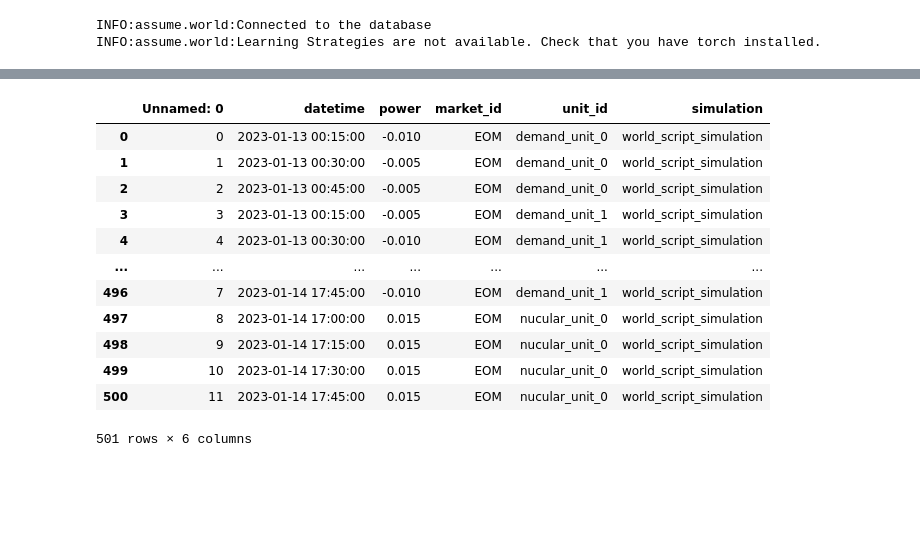
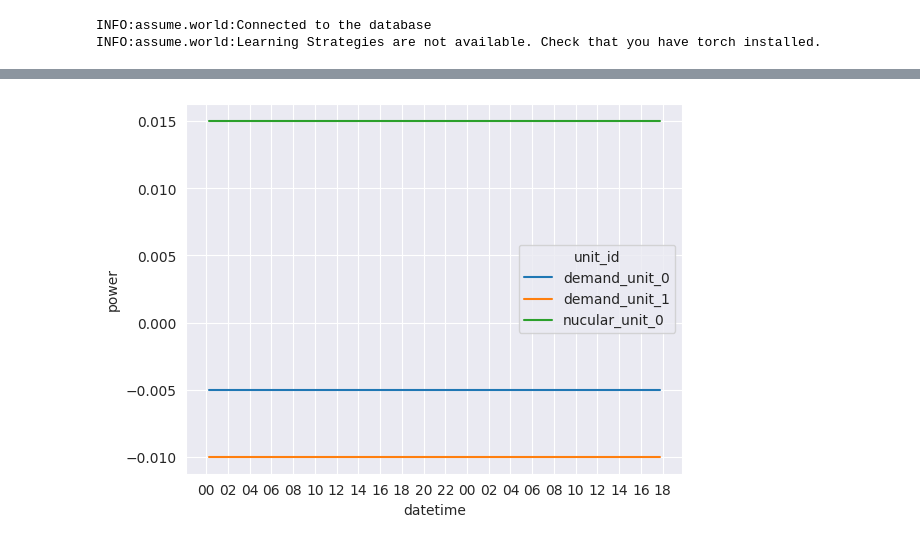
Before and after one commit to Graf-Wronski/assume, a Jupyter notebook: examples/low_voltage_grid/lv_pv_minimal.ipynb, the cells around one changed output, grey strips where cells are left out. Saved outputs shown, nothing was run; the diff lists cells and outputs as text; code cells hidden in the pictures; blank space fills up the shorter version.

```diff
--- a/examples/low_voltage_grid/lv_pv_minimal.ipynb
+++ b/examples/low_voltage_grid/lv_pv_minimal.ipynb
@@ -223,18 +223,10 @@ ax.xaxis.set_major_formatter(mdates.DateFormatter('%H'))
 # %%
 # Plot Market Dispatch
 market_dispatch = pd.read_csv(path_data / "world_script_simulation" / "market_dispatch.csv")
-market_dispatch
+x = pd.DatetimeIndex(market_dispatch["datetime"])
+ax = sns.lineplot(market_dispatch, x=x, y="power", hue="unit_id")
+
+ax.xaxis.set_major_locator(mdates.HourLocator(interval=2))
+ax.xaxis.set_major_formatter(mdates.DateFormatter('%H'))
 # %% [output]
-|  | Unnamed: 0 | datetime | power | market_id | unit_id | simulation |
-| 0 | 0 | 2023-01-13 00:15:00 | -0.010 | EOM | demand_unit_0 | world_script_simulation |
-| 1 | 1 | 2023-01-13 00:30:00 | -0.005 | EOM | demand_unit_0 | world_script_simulation |
-| 2 | 2 | 2023-01-13 00:45:00 | -0.005 | EOM | demand_unit_0 | world_script_simulation |
-| 3 | 3 | 2023-01-13 00:15:00 | -0.005 | EOM | demand_unit_1 | world_script_simulation |
-| 4 | 4 | 2023-01-13 00:30:00 | -0.010 | EOM | demand_unit_1 | world_script_simulation |
-| ... | ... | ... | ... | ... | ... | ... |
-| 496 | 7 | 2023-01-14 17:45:00 | -0.010 | EOM | demand_unit_1 | world_script_simulation |
-| 497 | 8 | 2023-01-14 17:00:00 | 0.015 | EOM | nucular_unit_0 | world_script_simulation |
-| 498 | 9 | 2023-01-14 17:15:00 | 0.015 | EOM | nucular_unit_0 | world_script_simulation |
-| 499 | 10 | 2023-01-14 17:30:00 | 0.015 | EOM | nucular_unit_0 | world_script_simulation |
-| 500 | 11 | 2023-01-14 17:45:00 | 0.015 | EOM | nucular_unit_0 | world_script_simulation |
-501 rows × 6 columns
+[figure, added]
```
Also changed, not shown: parts of 5 cells of this notebook, 7 other files.
